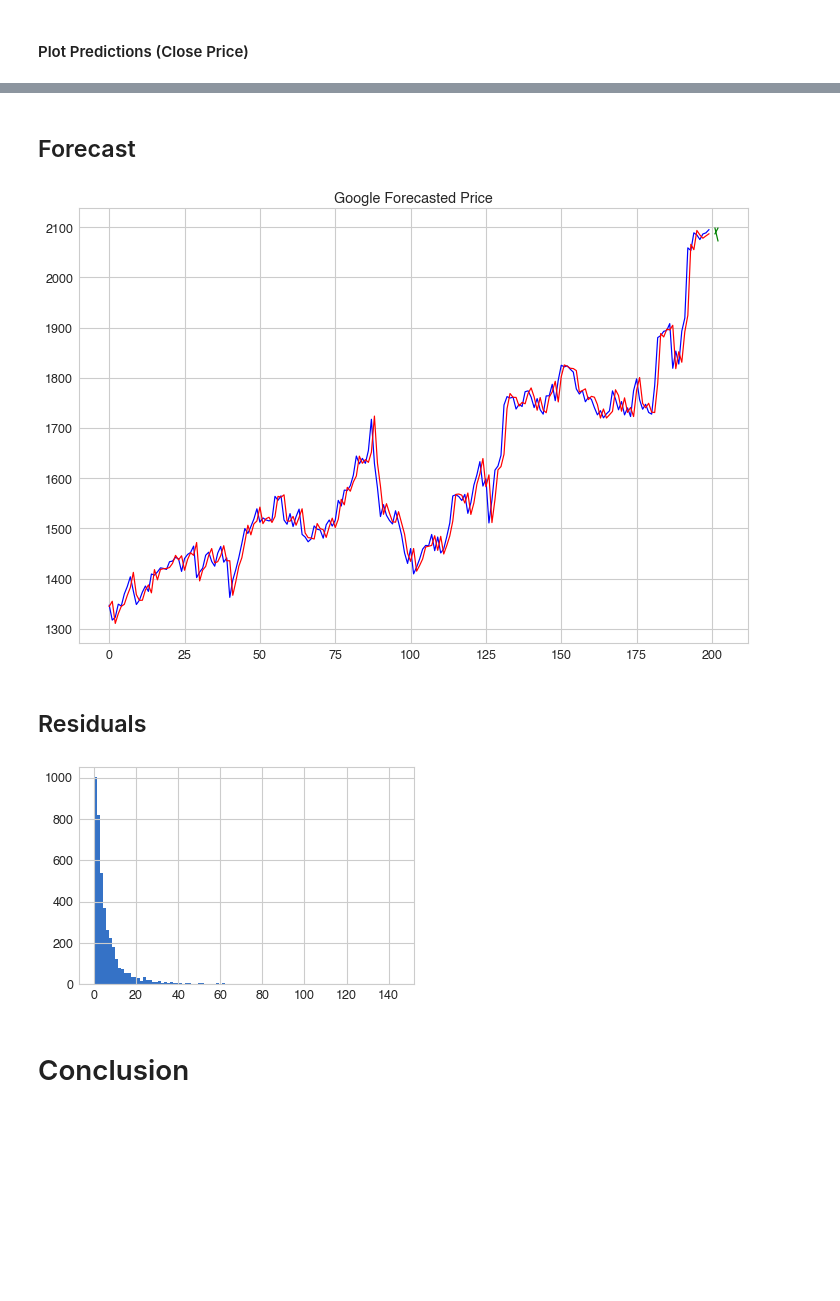
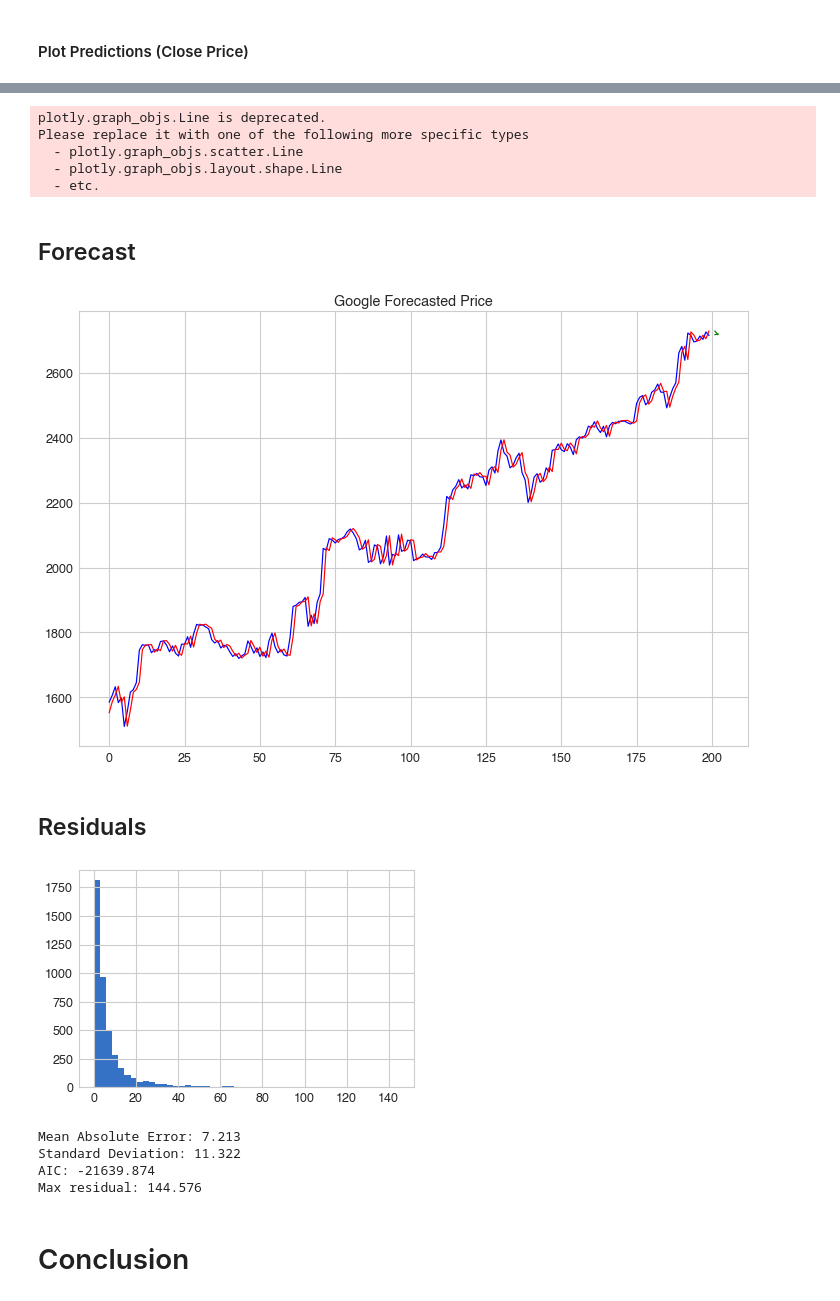
Before and after one commit to mdominguez2010/predict-stock-price-arima, a Jupyter notebook: google_forecast.ipynb, the cells around one changed output, grey strips where cells are left out. Saved outputs shown, nothing was run; the diff lists cells and outputs as text; code cells hidden in the pictures; blank space fills up the shorter version.

```diff
--- a/google_forecast.ipynb
+++ b/google_forecast.ipynb
@@ -117,7 +117,7 @@ def get_data(symbol,
 
     return dataframe, symbol
 # %%
-dataframe, symbol = get_data(symbol='SPY',
+dataframe, symbol = get_data(symbol='DIA',
                      client_id=client_id,
                      periodType = 'year',
                      n_periods = 20,
@@ -311,6 +328,6 @@ The above charts show the ACF and PACF readings give us a lag "p" of 6 and a lag
 # %% [markdown]
 ## Build ARIMA Model
 # %%
-ar1 = ARMA(tuple(dataframe['return']), (6,6)).fit()
+ar1 = ARMA(tuple(dataframe['return']), (1,1)).fit()
 ar1.summary()
 # %% [output]
@@ -398,15 +391,23 @@ dataframe
 # %%
 # Plot last 200 days for visibility
+WINDOW_LENGTH = 400
+
 fig = go.Figure()
-fig.add_trace(go.Line(x=dataframe.index[-200:], y=dataframe['close'][-200:], name='Close Price',
+fig.add_trace(go.Line(x=dataframe.index[-WINDOW_LENGTH:], y=dataframe['close'][-WINDOW_LENGTH:], name='Close Price',
                          line=dict(color='blue', width=1)))
-fig.add_trace(go.Line(x=dataframe.index[-200:], y=dataframe['predictions'][-200:], name = 'Predictions',
+fig.add_trace(go.Line(x=dataframe.index[-WINDOW_LENGTH:], y=dataframe['predictions'][-WINDOW_LENGTH:], name = 'Predictions',
                          line=dict(color='red', width=1)
 ))
 
 fig.update_layout(title='Predictions vs Actual Returns',
                    xaxis_title='Year')
 fig.show()
+# %% [output]
+plotly.graph_objs.Line is deprecated.
+Please replace it with one of the following more specific types
+  - plotly.graph_objs.scatter.Line
+  - plotly.graph_objs.layout.shape.Line
+  - etc.
 # %% [markdown]
 ## Forecast
 # %%
@@ -463,16 +464,26 @@ plt.plot(
 plt.title('Google Forecasted Price')
 plt.show()
 # %% [output]
-[figure, old version]
+[figure, new version]
 # %% [markdown]
 ## Residuals
 # %%
 residuals = abs(dataframe['predictions'] - dataframe['close'])
 # %%
-plt.hist(residuals.values, bins=100)
+plt.hist(residuals.values, bins=50)
 plt.show();
 # %% [output]
-[figure, old version]
+[figure, new version]
+# %%
+print("Mean Absolute Error: %.3f" % np.mean(residuals))
+print("Standard Deviation: %.3f" % np.std(residuals))
+print("AIC: %.3f" % ar1.aic)
+print("Max residual: %.3f" % np.max(residuals))
+# %% [output]
+Mean Absolute Error: 7.213
+Standard Deviation: 11.322
+AIC: -21639.874
+Max residual: 144.576
 # %% [markdown]
 # Conclusion
 # %% [markdown]
```
Also changed, not shown: parts of 8 cells of this notebook.
